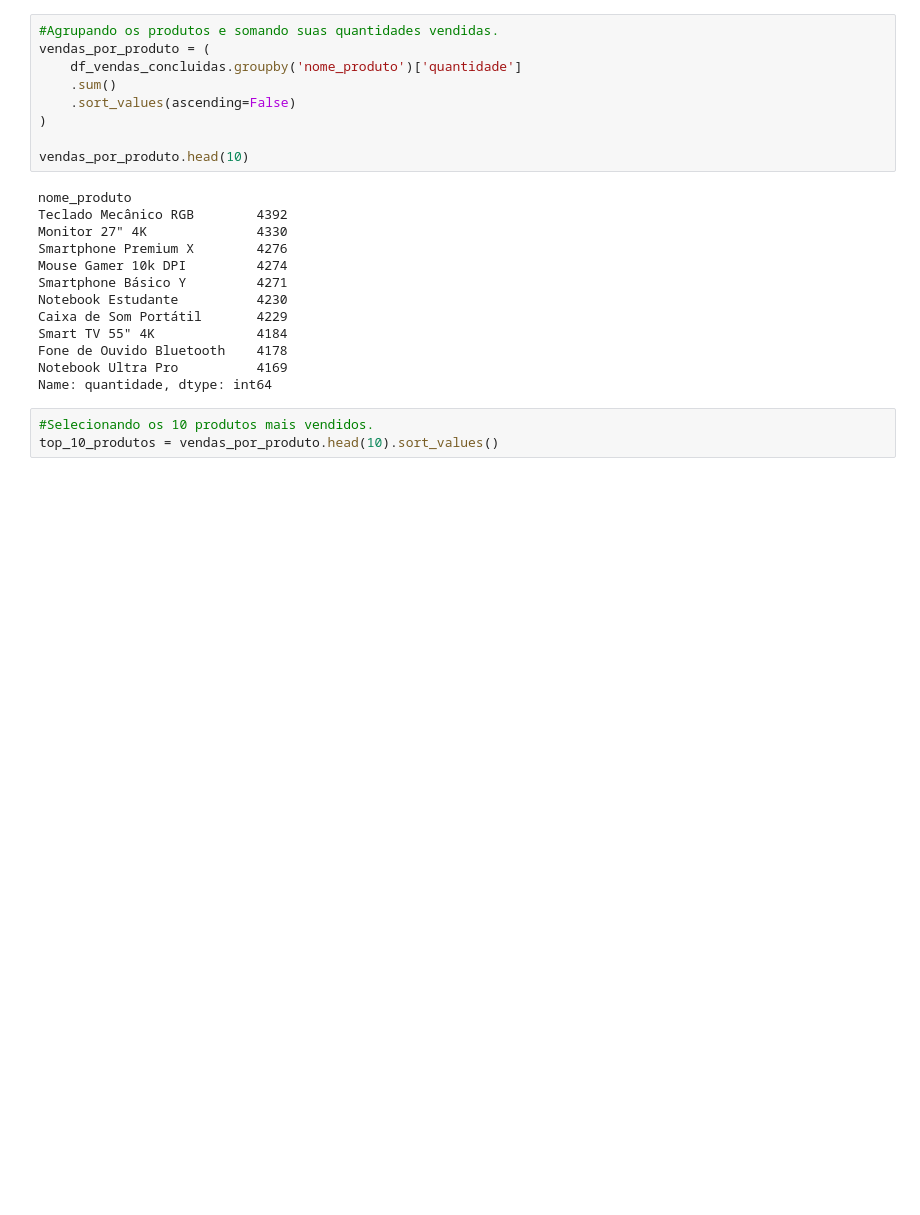
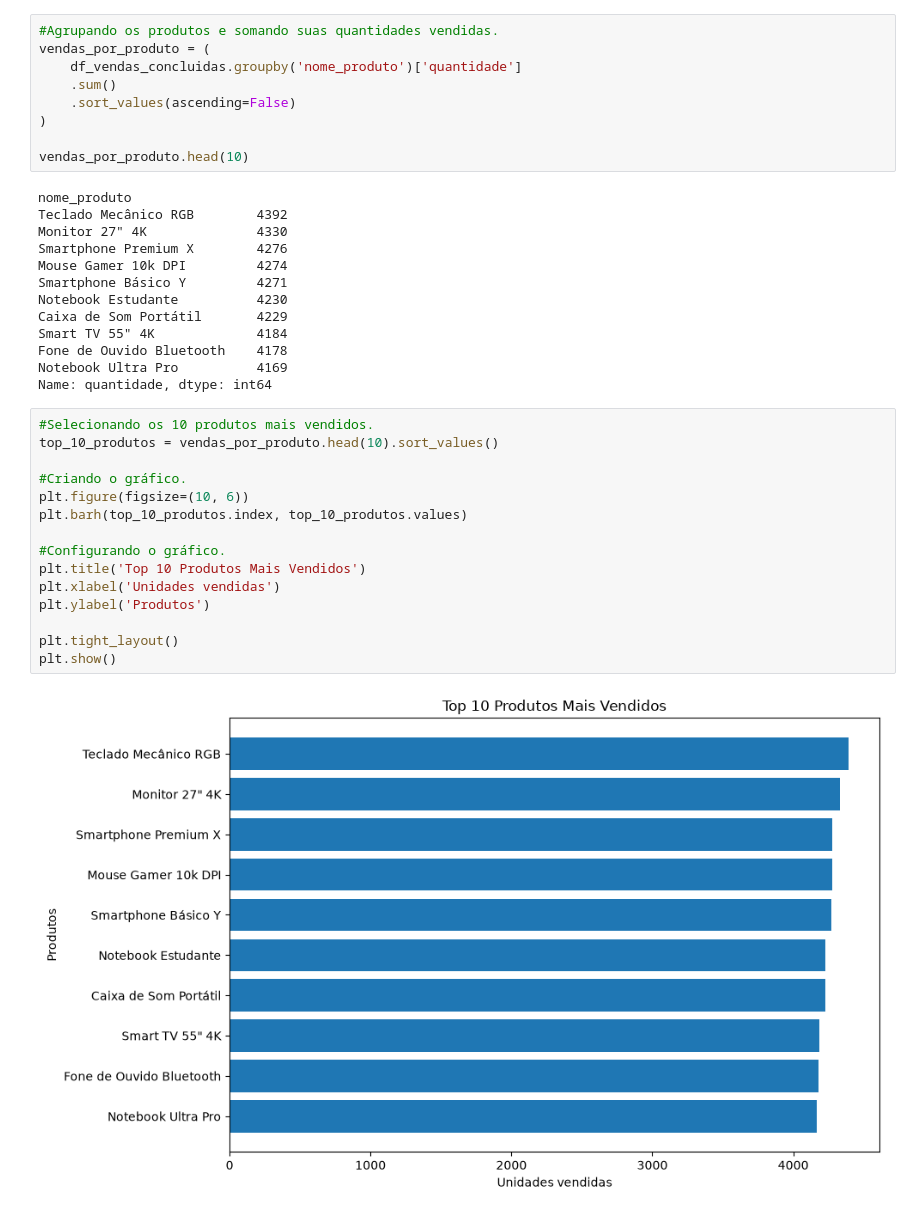
Before and after one commit to Wendel-454/projeto_final, a Jupyter notebook: projeto_final/Script_projeto_final.ipynb, the cells around one changed output. Cells and saved outputs as stored; diff of their text form; blank space fills up the shorter version.

Commit message:
feat: adiciona ranking e gráfico dos produtos mais vendidos

```diff
--- a/projeto_final/Script_projeto_final.ipynb
+++ b/projeto_final/Script_projeto_final.ipynb
@@ -437,3 +437,17 @@ Name: quantidade, dtype: int64
 # %%
 #Selecionando os 10 produtos mais vendidos.
 top_10_produtos = vendas_por_produto.head(10).sort_values()
+
+#Criando o gráfico.
+plt.figure(figsize=(10, 6))
+plt.barh(top_10_produtos.index, top_10_produtos.values)
+
+#Configurando o gráfico.
+plt.title('Top 10 Produtos Mais Vendidos')
+plt.xlabel('Unidades vendidas')
+plt.ylabel('Produtos')
+
+plt.tight_layout()
+plt.show()
+# %% [output]
+[figure, added]
```
Also changed, not shown: parts of 1 cell of this notebook.
